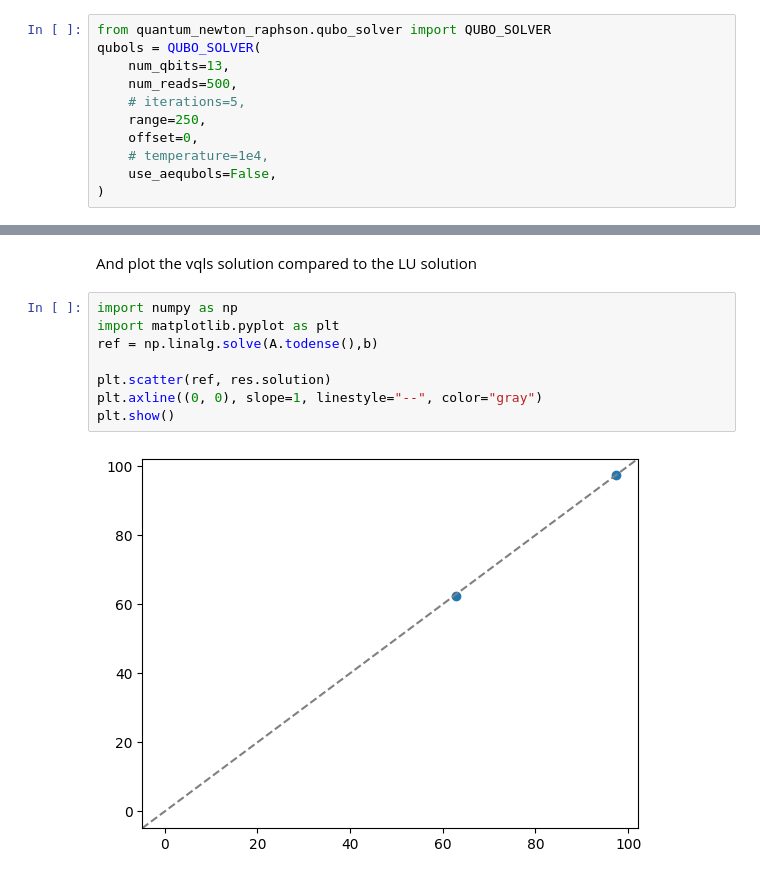
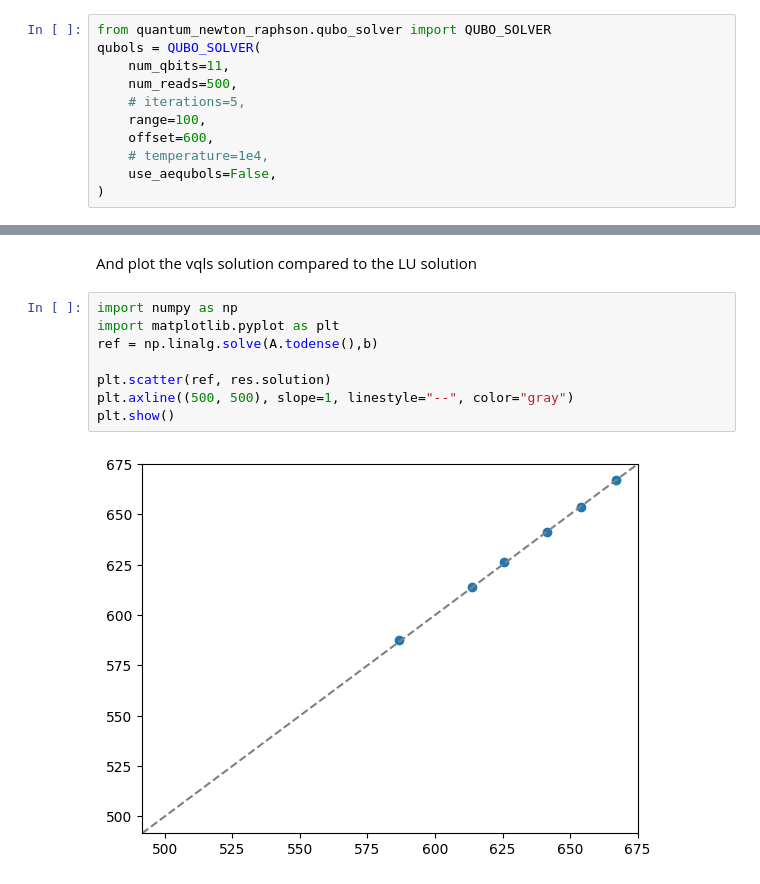
Before and after one commit to QuantumApplicationLab/wntr-quantum, a Jupyter notebook: docs/notebooks/qubols_solver.ipynb, the cells around one changed output, grey strips where cells are left out. Cells and saved outputs as stored; diff of their text form.

```diff
--- a/docs/notebooks/qubols_solver.ipynb
+++ b/docs/notebooks/qubols_solver.ipynb
@@ -65,11 +67,11 @@ A, b = load_json_data(os.path.join(epanet_tmp,'smat.json'))
 # %%
 from quantum_newton_raphson.qubo_solver import QUBO_SOLVER
 qubols = QUBO_SOLVER(
-    num_qbits=13,
+    num_qbits=11,
     num_reads=500,
     # iterations=5,
-    range=250,
-    offset=0,
+    range=100,
+    offset=600,
     # temperature=1e4,
     use_aequbols=False,
 )
@@ -82,10 +84,10 @@ And plot the vqls solution compared to the LU solution
 # %%
 import numpy as np
 import matplotlib.pyplot as plt
 ref = np.linalg.solve(A.todense(),b)
 
 plt.scatter(ref, res.solution)
-plt.axline((0, 0), slope=1, linestyle="--", color="gray")
+plt.axline((500, 500), slope=1, linestyle="--", color="gray")
 plt.show()
 # %% [output]
-[figure, old version]
+[figure, new version]
```
Also changed, not shown: parts of 3 cells of this notebook, 5 other files.
